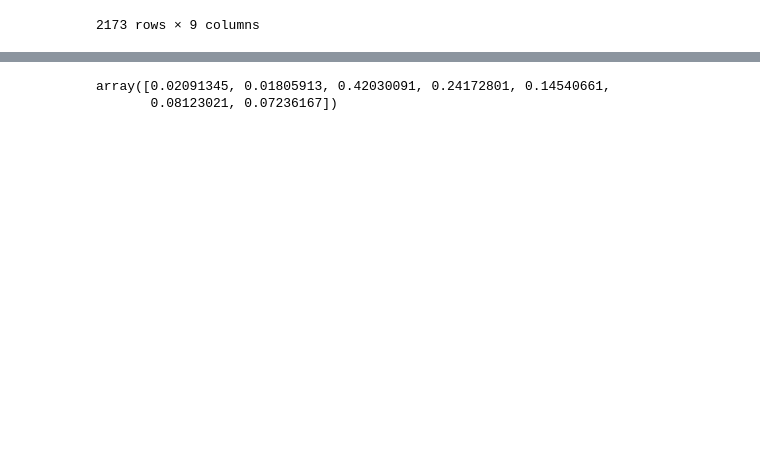
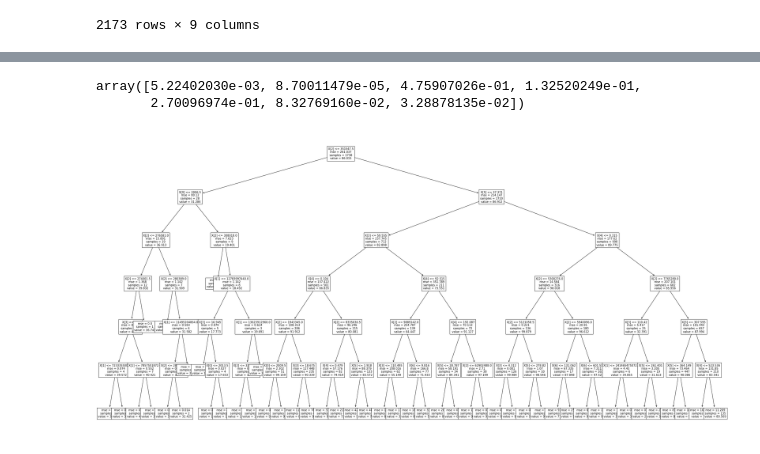
Before and after one commit to katherinefeng01/Group-C-Energy-Project, a Jupyter notebook: supervised.ipynb, the cells around one changed output, grey strips where cells are left out. Saved outputs shown, nothing was run; the diff lists cells and outputs as text; code cells hidden in the pictures; blank space fills up the shorter version.

Commit message:
tree

```diff
--- a/supervised.ipynb
+++ b/supervised.ipynb
@@ -32,7 +32,7 @@ energyshare
 2173 rows × 9 columns
 # %%
 X_train, X_test, y_train, y_test = train_test_split(X, y, test_size=0.2)
-decTree = DecisionTreeRegressor()
+decTree = DecisionTreeRegressor(max_depth = 6)
 cv_results = cross_validate(decTree, X_train, y_train, cv=5)
 score = mean(cv_results['test_score'])
 print(score)
@@ -48,7 +48,14 @@ print(score)
 # %%
-tree = decTree.fit(X_train, y_train)
-importances = tree.feature_importances_
+trees = decTree.fit(X_train, y_train)
+importances = trees.feature_importances_
 importances # according to our decision tree, population and electricity generation are the most important features
 # %% [output]
-array([0.02091345, 0.01805913, 0.42030091, 0.24172801, 0.14540661,
-       0.08123021, 0.07236167])
+array([5.22402030e-03, 8.70011479e-05, 4.75907026e-01, 1.32520249e-01,
+       2.70096974e-01, 8.32769160e-02, 3.28878135e-02])
+# %%
+from sklearn.tree import plot_tree
+plt.figure(figsize=(40, 20))
+plot_tree(trees,fontsize=10)
+plt.show()
+# %% [output]
+[figure, added]
```
Also changed, not shown: parts of 2 cells of this notebook.
